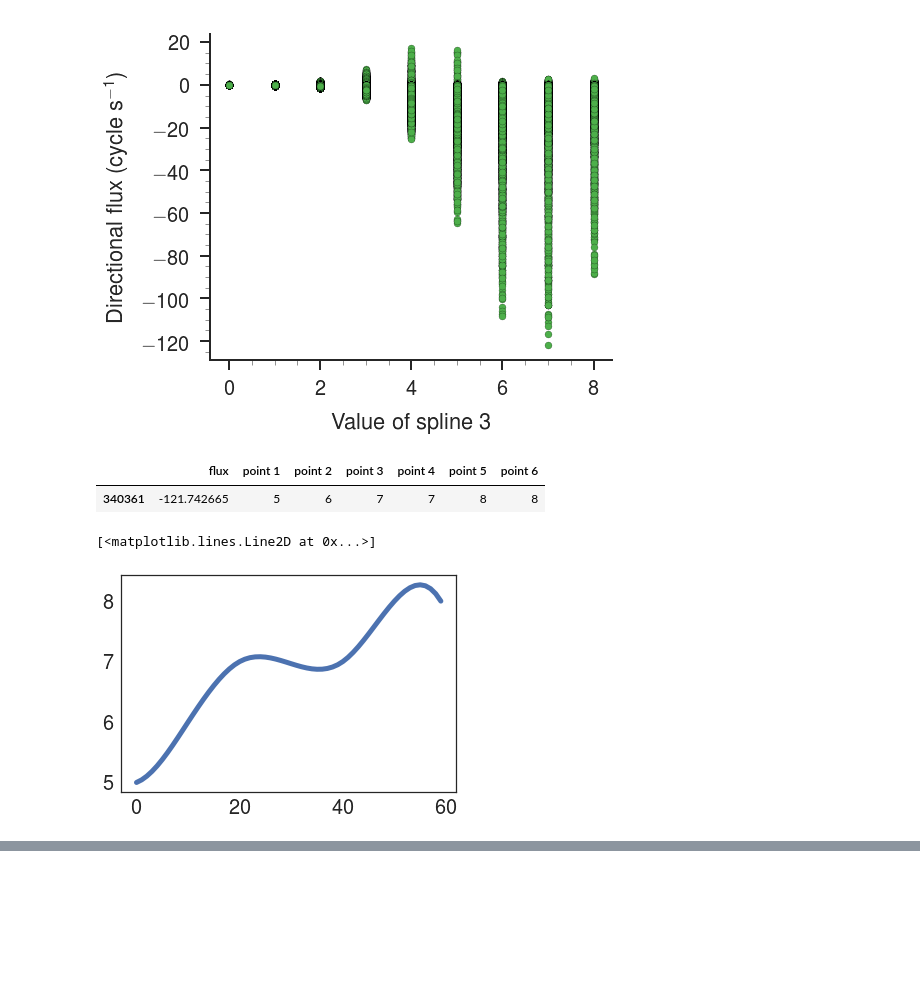
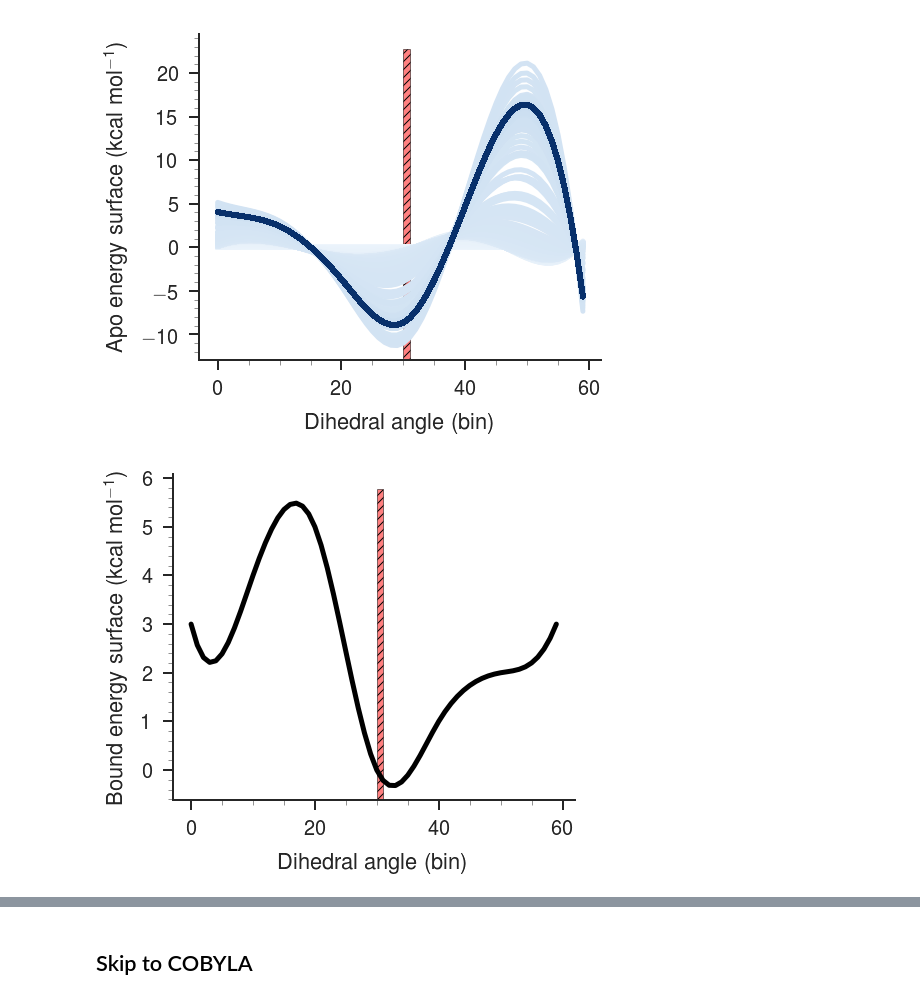
Before and after one commit to slochower/nonequilibrium-master, a Jupyter notebook: notebooks/surface-optimization/optimize-torque.ipynb, the cells around one changed output, grey strips where cells are left out. Cells and saved outputs as stored; diff of their text form; code cells hidden in the pictures; blank space fills up the shorter version.

```diff
--- a/notebooks/surface-optimization/optimize-torque.ipynb
+++ b/notebooks/surface-optimization/optimize-torque.ipynb
@@ -42,5 +64,6 @@ def objective(spline_points):
 # %%
 guess = [0, 0, 0, 0, 0, 0, 0]
+forces = []
 energies = []
 fluxes = []
 np.random.seed(42)
@@ -501,26 +78,48 @@ paper_plot(fig)
-# %%
-fig = plt.figure(figsize=(6 * 1.2, 6))
-grid = GridSpec(1, 1, wspace=0.4, hspace=0.2)
-ax2 = plt.subplot(grid[0, 0])
-ax2.scatter(df['point 3'], df['flux'], color=c[2], lw=0.2, edgecolor='k')
-ax2.set_xlabel('Value of spline 3')
-ax2.set_ylabel('Directional flux (cycle s$^{-1}$)')
-paper_plot(fig)
-# %% [output]
-[figure, removed]
-# %%
-df[df['flux'] == df['flux'].min()]
-# %% [output]
-|  | flux | point 1 | point 2 | point 3 | point 4 | point 5 | point 6 |
-| 340361 | -121.742665 | 5 | 6 | 7 | 7 | 8 | 8 |
-# %%
-x = [0, 10, 20, 40, 50, 59]
-y = [5, 6, 7,
-     7, 8, 8]
-x_extrapolated = np.arange(60)
-energy = interpolate.spline(x, y, xnew=x_extrapolated)
-# %%
-plt.plot(energy)
-# %% [output]
-[<matplotlib.lines.Line2D at 0x...>]
-[figure, removed]
+# %%
+fig = plt.figure(figsize=(6 * 1.2, 6))
+grid = GridSpec(1, 1, wspace=0.4, hspace=0.2)
+ax1 = plt.subplot(grid[0, 0])
+c = sns.color_palette("Blues", n_colors=len(energies))
+for index,energy in enumerate(energies):
+    ax1.plot(range(60), energy, color=c[index])
+bar = ax1.bar(30.5, ax1.get_ylim()[1]-ax1.get_ylim()[0], 1, bottom=ax1.get_ylim()[0],
+              color='red', alpha=0.5, edgecolor='none', lw=1, hatch='///', zorder=0)
+ax1.set_xlabel('Dihedral angle (bin)')
+ax1.set_ylabel('Apo energy surface (kcal mol$^{-1}$)')
+paper_plot(fig)
+
+fig = plt.figure(figsize=(6 * 1.2, 6))
+grid = GridSpec(1, 1, wspace=0.4, hspace=0.2)
+ax1 = plt.subplot(grid[0, 0])
+ax1.plot(range(60),
+         interpolate.spline([0, 10, 20, 30, 40, 50, 59], [3, 4, 5, 0, 1, 2, 3], xnew=np.arange(60)),
+         color='k')
+bar = ax1.bar(30.5, ax1.get_ylim()[1]-ax1.get_ylim()[0], 1, bottom=ax1.get_ylim()[0],
+              color='red', alpha=0.5, edgecolor='none', lw=1, hatch='///', zorder=0)
+
+ax1.set_xlabel('Dihedral angle (bin)')
+ax1.set_ylabel('Bound energy surface (kcal mol$^{-1}$)')
+paper_plot(fig)
+
+fig = plt.figure(figsize=(6 * 1.2, 6))
+grid = GridSpec(1, 1, wspace=0.4, hspace=0.2)
+ax2 = plt.subplot(grid[0, 0])
+c = sns.color_palette("Blues", n_colors=len(energies))
+for index,force in enumerate(forces):
+    ax2.scatter(index, force, color=c[index], lw=0.2, edgecolor='k')
+ax2.set_xlabel('Optimization iteration')
+ax2.set_ylabel('Force (kcal mol$^{-1}$ rad$^{-1}$)')
+paper_plot(fig)
+
+fig = plt.figure(figsize=(6 * 1.2, 6))
+grid = GridSpec(1, 1, wspace=0.4, hspace=0.2)
+ax2 = plt.subplot(grid[0, 0])
+c = sns.color_palette("Blues", n_colors=len(energies))
+for index,flux in enumerate(fluxes):
+    ax2.scatter(index, flux, color=c[index], lw=0.2, edgecolor='k')
+ax2.set_xlabel('Optimization iteration')
+ax2.set_ylabel('Flux (cycle s$^{-1}$)')
+paper_plot(fig)
+# %% [output]
+[figure, added]
+[figure, added]
@@ -526,0 +128,3 @@ plt.plot(energy)
+# %% [markdown]
+
+## Skip to COBYLA
```
Also changed, not shown: parts of 40 cells of this notebook, 6 other files.
